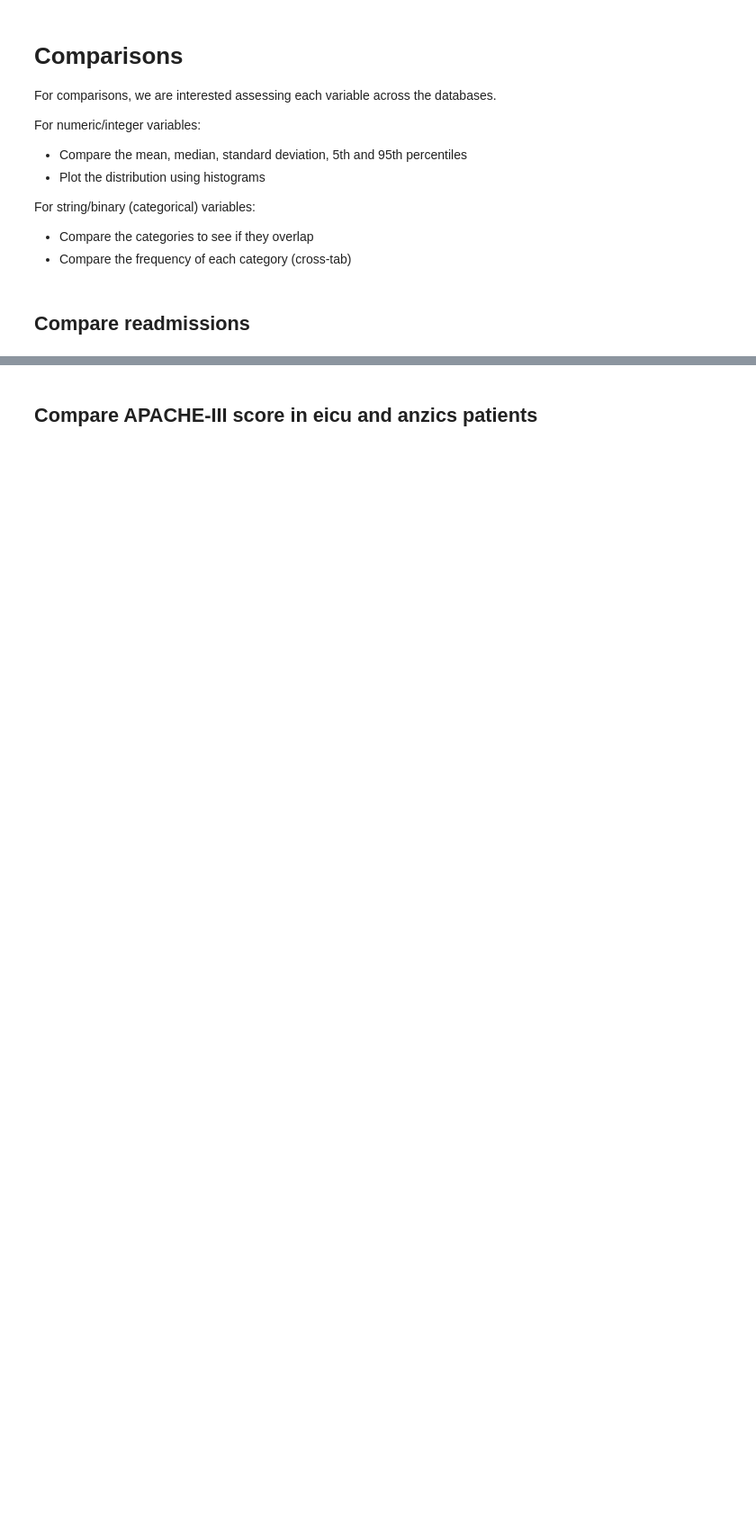
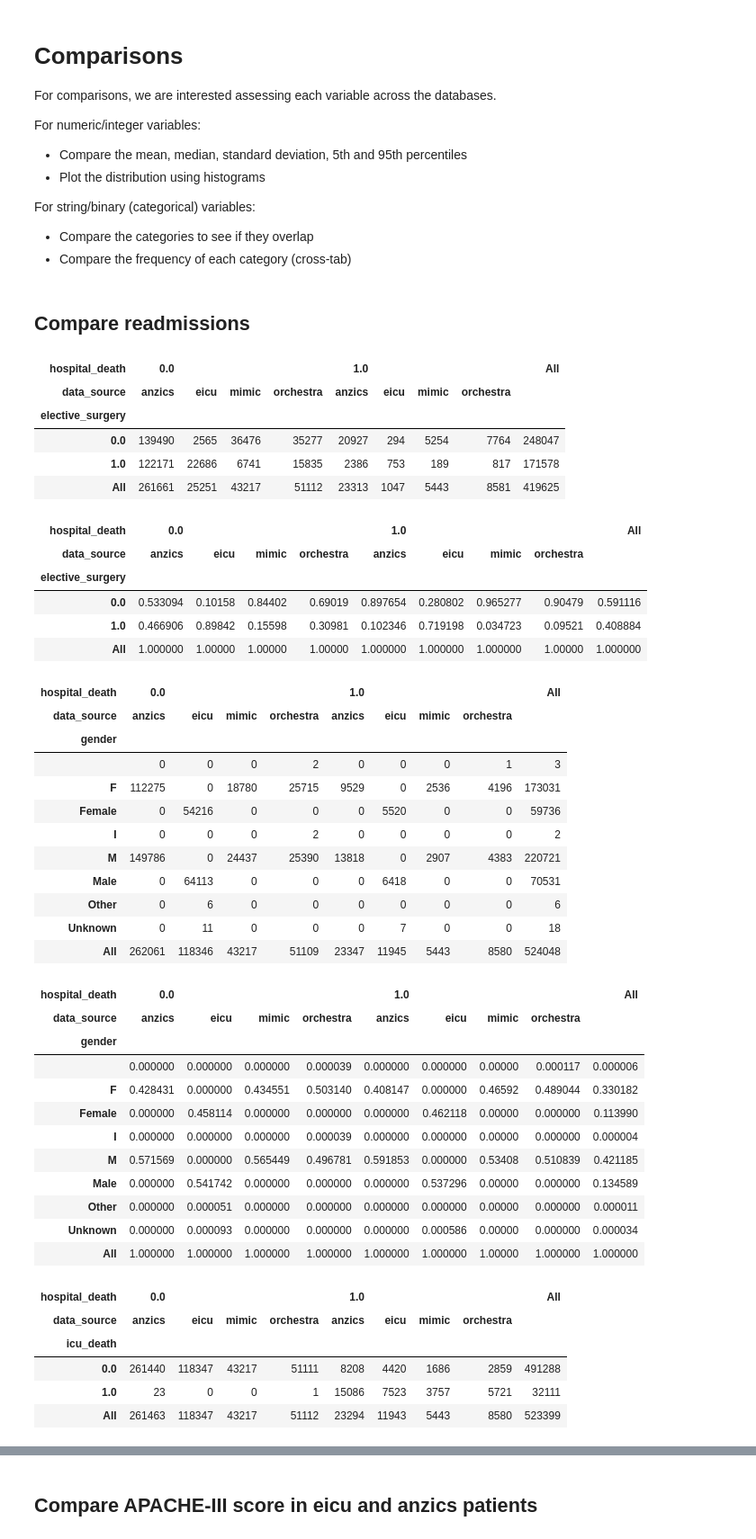
Before and after one commit to MIT-LCP/gossis, a Jupyter notebook: compare-data.ipynb, the cells around one changed output, grey strips where cells are left out. Shown at 90% size. Saved outputs shown, nothing was run; the diff lists cells and outputs as text; code cells hidden in the pictures; blank space fills up the shorter version.

```diff
--- a/compare-data.ipynb
+++ b/compare-data.ipynb
@@ -77,16 +98,59 @@ For string/binary (categorical) variables:
 # %% [markdown]
 ## Compare readmissions
 # %%
-fac_list = ['elective_surgery','gender','hospital_death','icu_death','pregnant','readmission_status','smoking_status',
+fac_list = ['elective_surgery','gender','icu_death','pregnant','readmission_status','smoking_status',
            'gcs_unable_apache','gcs_eyes_apache','gcs_motor_apache','gcs_verbal_apache','intubated_apache','ventilated_apache',
            'country','ethnicity','hospital_admit_source','hospital_disch_location','icu_admit_source',
            'icu_admit_type','icu_disch_location','icu_stay_type','icu_type','hospital_bed_size']
 
 #bed size on eicu is a factor, but not the others
 
 for a in fac_list:
-    tbl = pd.crosstab(df[a], df['data_source'], margins = True)
+    tbl = pd.crosstab(df[a], [df['hospital_death'],df['data_source']], margins = True)
     display(HTML(tbl.to_html().replace('NaN', '')))
     #get percentage table
     tbl_perc = tbl/tbl.xs('All', axis=0)
     display(HTML(tbl_perc.to_html()))
+# %% [output]
+| hospital_death | 0.0 |  |  |  | 1.0 |  |  |  | All |
+| data_source | anzics | eicu | mimic | orchestra | anzics | eicu | mimic | orchestra |  |
+| elective_surgery |  |  |  |  |  |  |  |  |  |
+| 0.0 | 139490 | 2565 | 36476 | 35277 | 20927 | 294 | 5254 | 7764 | 248047 |
+| 1.0 | 122171 | 22686 | 6741 | 15835 | 2386 | 753 | 189 | 817 | 171578 |
+| All | 261661 | 25251 | 43217 | 51112 | 23313 | 1047 | 5443 | 8581 | 419625 |
+| hospital_death | 0.0 |  |  |  | 1.0 |  |  |  | All |
+| data_source | anzics | eicu | mimic | orchestra | anzics | eicu | mimic | orchestra |  |
+| elective_surgery |  |  |  |  |  |  |  |  |  |
+| 0.0 | 0.533094 | 0.10158 | 0.84402 | 0.69019 | 0.897654 | 0.280802 | 0.965277 | 0.90479 | 0.591116 |
+| 1.0 | 0.466906 | 0.89842 | 0.15598 | 0.30981 | 0.102346 | 0.719198 | 0.034723 | 0.09521 | 0.408884 |
+| All | 1.000000 | 1.00000 | 1.00000 | 1.00000 | 1.000000 | 1.000000 | 1.000000 | 1.00000 | 1.000000 |
+| hospital_death | 0.0 |  |  |  | 1.0 |  |  |  | All |
+| data_source | anzics | eicu | mimic | orchestra | anzics | eicu | mimic | orchestra |  |
+| gender |  |  |  |  |  |  |  |  |  |
+|  | 0 | 0 | 0 | 2 | 0 | 0 | 0 | 1 | 3 |
+| F | 112275 | 0 | 18780 | 25715 | 9529 | 0 | 2536 | 4196 | 173031 |
+| Female | 0 | 54216 | 0 | 0 | 0 | 5520 | 0 | 0 | 59736 |
+| I | 0 | 0 | 0 | 2 | 0 | 0 | 0 | 0 | 2 |
+| M | 149786 | 0 | 24437 | 25390 | 13818 | 0 | 2907 | 4383 | 220721 |
+| Male | 0 | 64113 | 0 | 0 | 0 | 6418 | 0 | 0 | 70531 |
+| Other | 0 | 6 | 0 | 0 | 0 | 0 | 0 | 0 | 6 |
+| Unknown | 0 | 11 | 0 | 0 | 0 | 7 | 0 | 0 | 18 |
+| All | 262061 | 118346 | 43217 | 51109 | 23347 | 11945 | 5443 | 8580 | 524048 |
+| hospital_death | 0.0 |  |  |  | 1.0 |  |  |  | All |
+| data_source | anzics | eicu | mimic | orchestra | anzics | eicu | mimic | orchestra |  |
+| gender |  |  |  |  |  |  |  |  |  |
+|  | 0.000000 | 0.000000 | 0.000000 | 0.000039 | 0.000000 | 0.000000 | 0.00000 | 0.000117 | 0.000006 |
+| F | 0.428431 | 0.000000 | 0.434551 | 0.503140 | 0.408147 | 0.000000 | 0.46592 | 0.489044 | 0.330182 |
+| Female | 0.000000 | 0.458114 | 0.000000 | 0.000000 | 0.000000 | 0.462118 | 0.00000 | 0.000000 | 0.113990 |
+| I | 0.000000 | 0.000000 | 0.000000 | 0.000039 | 0.000000 | 0.000000 | 0.00000 | 0.000000 | 0.000004 |
+| M | 0.571569 | 0.000000 | 0.565449 | 0.496781 | 0.591853 | 0.000000 | 0.53408 | 0.510839 | 0.421185 |
+| Male | 0.000000 | 0.541742 | 0.000000 | 0.000000 | 0.000000 | 0.537296 | 0.00000 | 0.000000 | 0.134589 |
+| Other | 0.000000 | 0.000051 | 0.000000 | 0.000000 | 0.000000 | 0.000000 | 0.00000 | 0.000000 | 0.000011 |
+| Unknown | 0.000000 | 0.000093 | 0.000000 | 0.000000 | 0.000000 | 0.000586 | 0.00000 | 0.000000 | 0.000034 |
+| All | 1.000000 | 1.000000 | 1.000000 | 1.000000 | 1.000000 | 1.000000 | 1.00000 | 1.000000 | 1.000000 |
+| hospital_death | 0.0 |  |  |  | 1.0 |  |  |  | All |
+| data_source | anzics | eicu | mimic | orchestra | anzics | eicu | mimic | orchestra |  |
+| icu_death |  |  |  |  |  |  |  |  |  |
+| 0.0 | 261440 | 118347 | 43217 | 51111 | 8208 | 4420 | 1686 | 2859 | 491288 |
+| 1.0 | 23 | 0 | 0 | 1 | 15086 | 7523 | 3757 | 5721 | 32111 |
+| All | 261463 | 118347 | 43217 | 51112 | 23294 | 11943 | 5443 | 8580 | 523399 |
```
Also changed, not shown: parts of 18 cells of this notebook.
